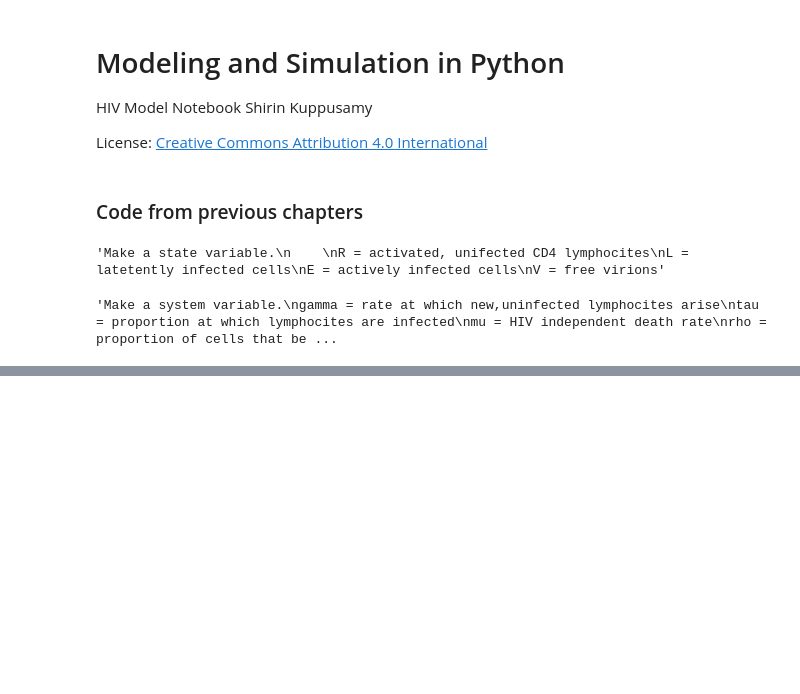
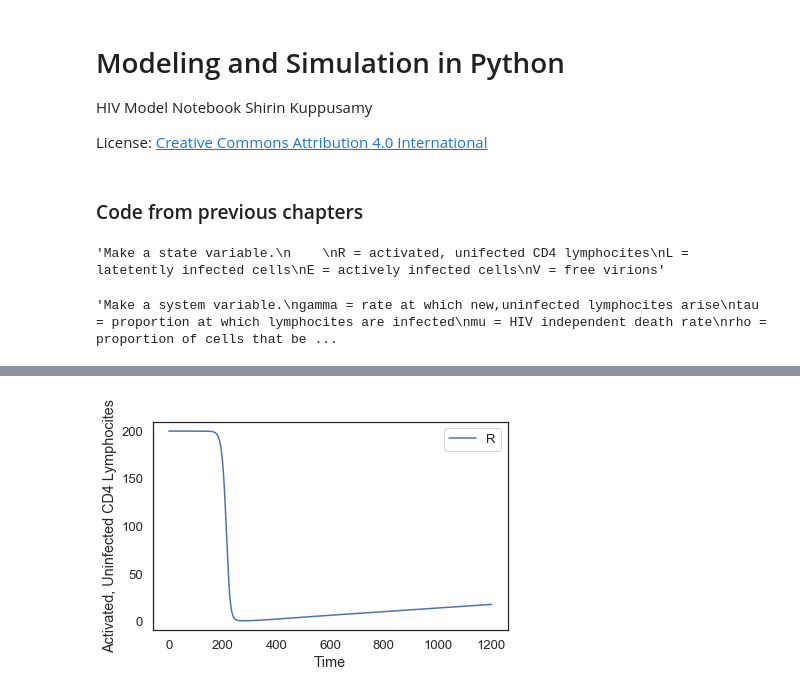
Before and after one commit to s-kuppusamy/ModSimPy, a Jupyter notebook: code/hiv_model.ipynb, the cells around one changed output, grey strips where cells are left out. Cells and saved outputs as stored; diff of their text form; code cells hidden in the pictures; blank space fills up the shorter version.

```diff
--- a/code/hiv_model.ipynb
+++ b/code/hiv_model.ipynb
@@ -84,9 +84,9 @@ def run_simulation(system, update_func):
     unpack(system)
 
     frame = TimeFrame(columns=init.index)
-    frame.row[t0] = init
+    frame.row[t_0] = init
 
-    for t in linrange(t0, t_end):
+    for t in linrange(t_0, t_end/dt):
         frame.row[t+1] = update_func(frame.row[t], t, system)
 
     return frame
@@ -255,0 +114,6 @@ np.interp(0.26, frac_infected_series, frac_infected_series.index)
+# %%
+results.R.plot()
+decorate(xlabel='Time',
+        ylabel='Activated, Uninfected CD4 Lymphocites')
+# %% [output]
+[figure, added]
```
Also changed, not shown: parts of 44 cells of this notebook.
